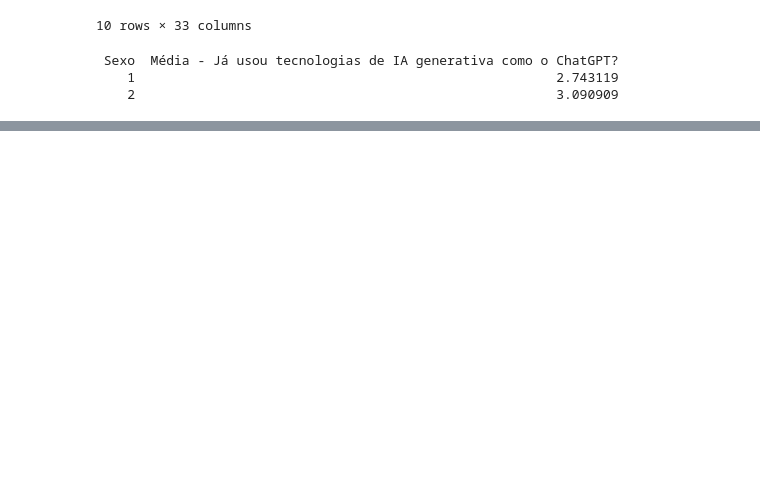
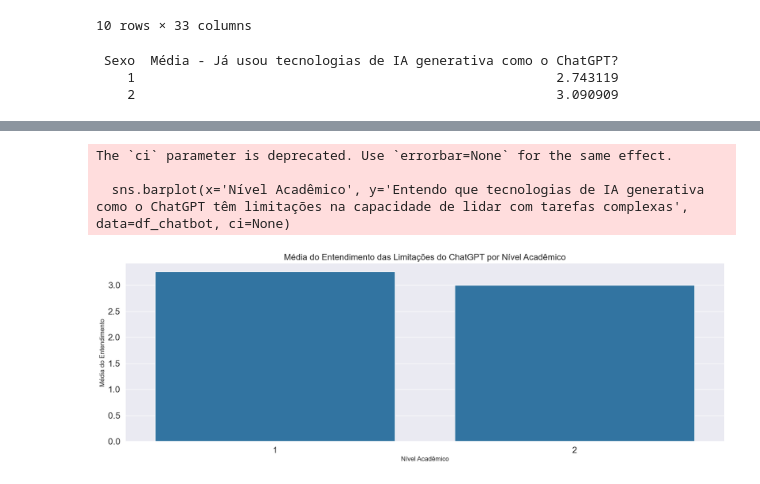
Before and after one commit to enzokozo/xmac02-trab1-dcova, a Jupyter notebook: chatbot.ipynb, the cells around one changed output, grey strips where cells are left out. Cells and saved outputs as stored; diff of their text form; code cells hidden in the pictures; blank space fills up the shorter version.

```diff
--- a/chatbot.ipynb
+++ b/chatbot.ipynb
@@ -171,0 +186,13 @@ Passing `palette` without assigning `hue` is deprecated and will be removed in v
+# %%
+plt.figure(figsize=(20, 6))
+sns.barplot(x='Nível Acadêmico', y='Entendo que tecnologias de IA generativa como o ChatGPT têm limitações na capacidade de lidar com tarefas complexas', data=df_chatbot, ci=None)
+
+plt.title('Média do Entendimento das Limitações do ChatGPT por Nível Acadêmico')
+plt.xlabel('Nível Acadêmico')
+plt.ylabel('Média do Entendimento')
+plt.show()
+# %% [output]
+The `ci` parameter is deprecated. Use `errorbar=None` for the same effect.
+
+  sns.barplot(x='Nível Acadêmico', y='Entendo que tecnologias de IA generativa como o ChatGPT têm limitações na capacidade de lidar com tarefas complexas', data=df_chatbot, ci=None)
+[figure, added]
```
Also changed, not shown: parts of 5 cells of this notebook.
